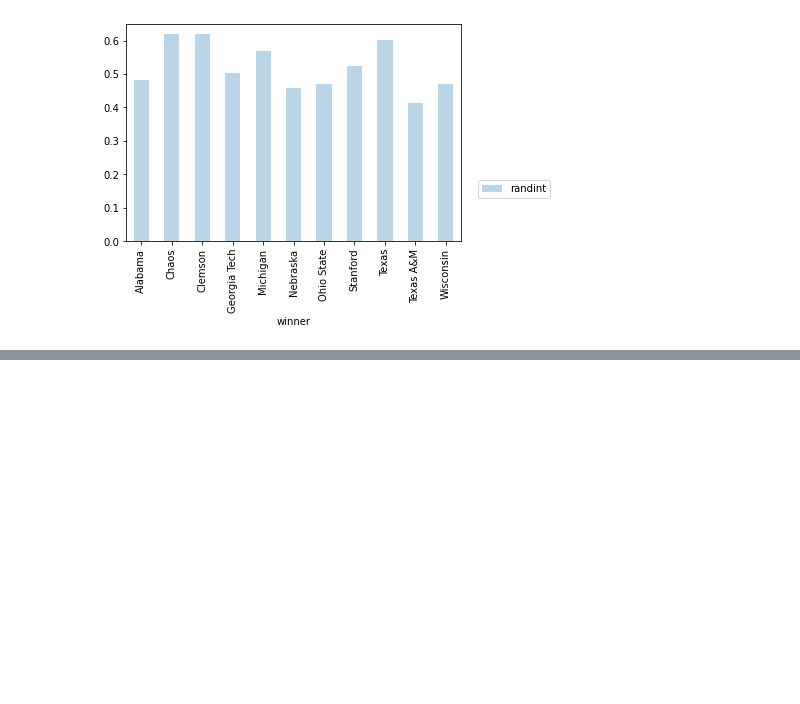
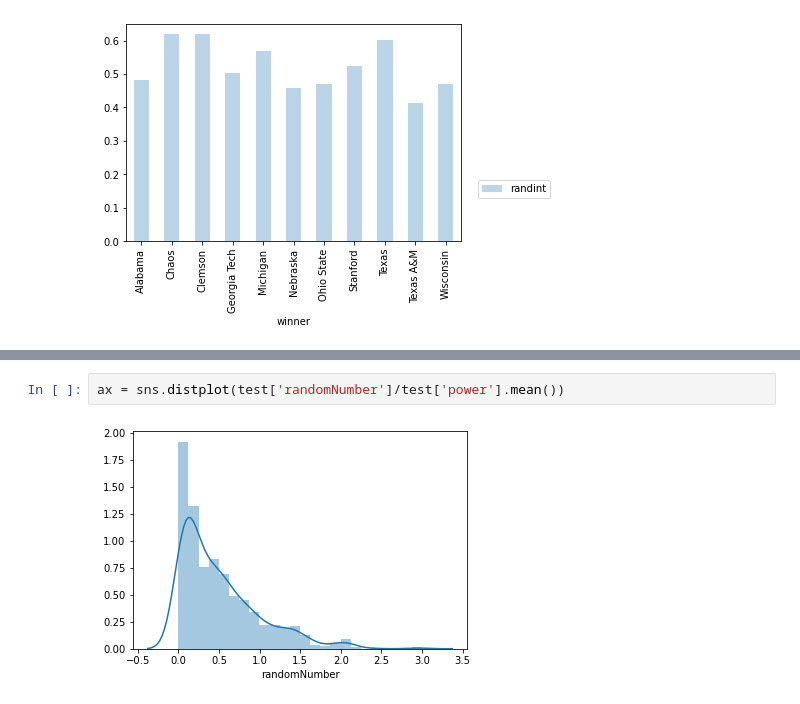
Before and after one commit to tuttlepower/CFBRiskTestingCenter, a Jupyter notebook: analytics/show_and_tell.ipynb, the cells around one changed output, grey strips where cells are left out. Drawn from its saved outputs; the diff is of its cells as text; blank space fills up the shorter version.

```diff
--- a/analytics/show_and_tell.ipynb
+++ b/analytics/show_and_tell.ipynb
@@ -83,0 +89,4 @@ plt.show()
+# %%
+ax = sns.distplot(test['randomNumber']/test['power'].mean())
+# %% [output]
+[figure, added]
```
Also changed, not shown: parts of 1 cell of this notebook.
